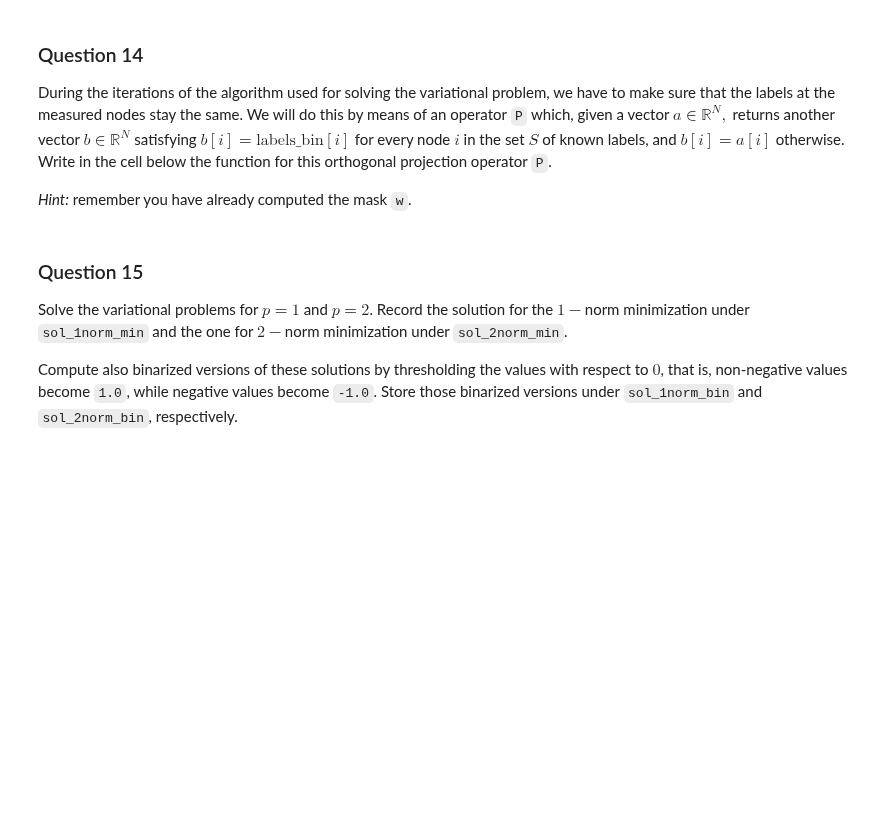
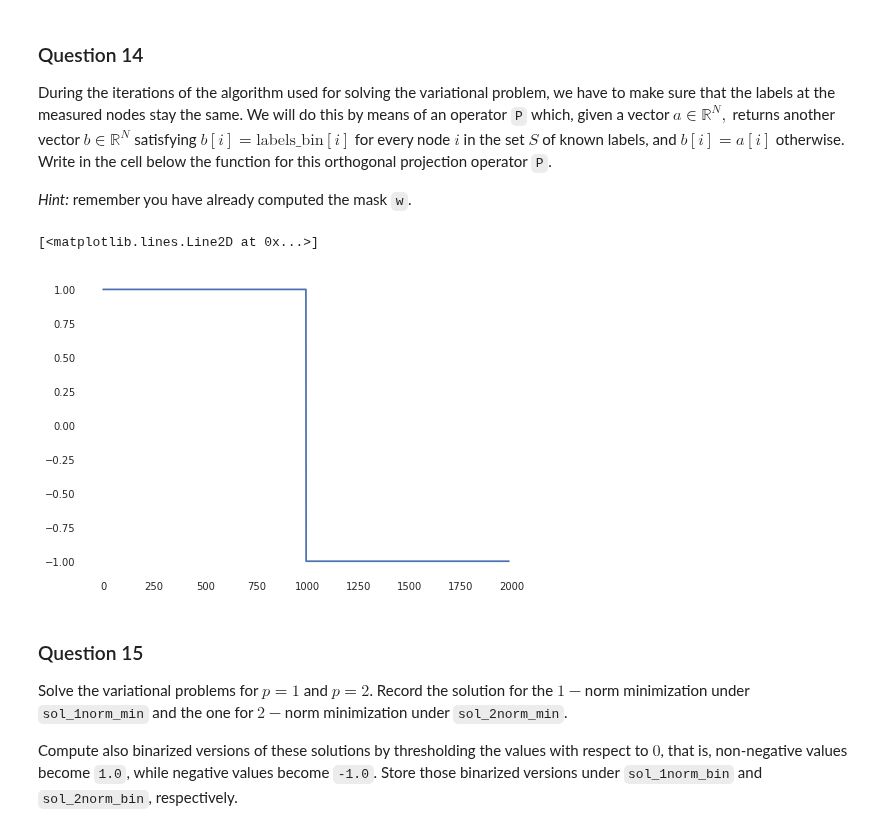
Before and after one commit to TTimTT/NTDS_Project, a Jupyter notebook: milestone_4/Tim_graph_signal_processing.ipynb, the cells around one changed output. Saved outputs shown, nothing was run; the diff lists cells and outputs as text; code cells hidden in the pictures; blank space fills up the shorter version.

```diff
--- a/milestone_4/Tim_graph_signal_processing.ipynb
+++ b/milestone_4/Tim_graph_signal_processing.ipynb
@@ -584,8 +583,13 @@ During the iterations of the algorithm used for solving the variational problem,
 _Hint:_ remember you have already computed the mask `w`.
 # %%
 def P(a): # Not sure TODO
-    b = w * labels_bin - (1-w) * a
+    b = w * labels_bin - (w-1) * a
     return b
+# %%
+plt.plot(P(P(labels_bin)))
+# %% [output]
+[<matplotlib.lines.Line2D at 0x...>]
+[figure, added]
 # %% [markdown]
 ### Question 15
 
```
Also changed, not shown: parts of 14 cells of this notebook.
